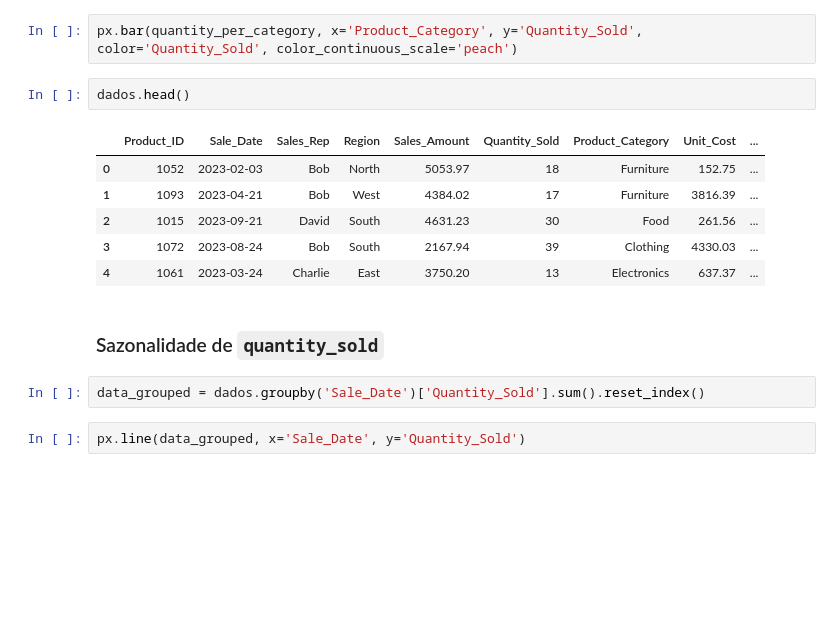
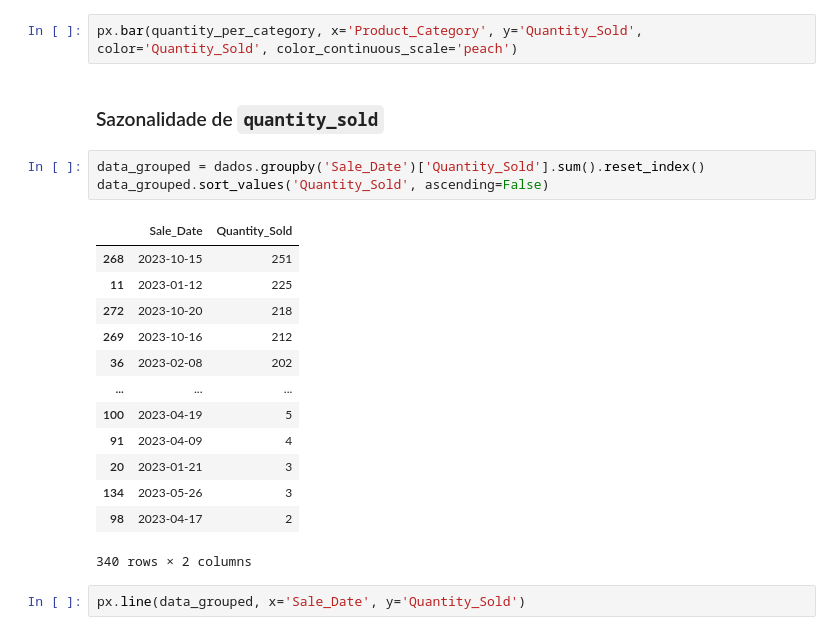
Before and after one commit to lucasz-g/2-ESPR, a Jupyter notebook: Data Science/CP1/notebooks/analise1.ipynb, the cells around one changed output. Cells and saved outputs as stored; diff of their text form; blank space fills up the shorter version.

```diff
--- a/Data Science/CP1/notebooks/analise1.ipynb
+++ b/Data Science/CP1/notebooks/analise1.ipynb
@@ -107,19 +146,25 @@ quantity_per_category = quantity_per_category.sort_values('Quantity_Sold', ascen
 Visualização
 # %%
 px.bar(quantity_per_category, x='Product_Category', y='Quantity_Sold', color='Quantity_Sold', color_continuous_scale='peach')
-# %%
-dados.head()
-# %% [output]
-|  | Product_ID | Sale_Date | Sales_Rep | Region | Sales_Amount | Quantity_Sold | Product_Category | Unit_Cost | ... |
-| 0 | 1052 | 2023-02-03 | Bob | North | 5053.97 | 18 | Furniture | 152.75 | ... |
-| 1 | 1093 | 2023-04-21 | Bob | West | 4384.02 | 17 | Furniture | 3816.39 | ... |
-| 2 | 1015 | 2023-09-21 | David | South | 4631.23 | 30 | Food | 261.56 | ... |
-| 3 | 1072 | 2023-08-24 | Bob | South | 2167.94 | 39 | Clothing | 4330.03 | ... |
-| 4 | 1061 | 2023-03-24 | Charlie | East | 3750.20 | 13 | Electronics | 637.37 | ... |
 # %% [markdown]
 ### Sazonalidade de `quantity_sold`
 # %%
 data_grouped = dados.groupby('Sale_Date')['Quantity_Sold'].sum().reset_index()
+data_grouped.sort_values('Quantity_Sold', ascending=False)
+# %% [output]
+|  | Sale_Date | Quantity_Sold |
+| 268 | 2023-10-15 | 251 |
+| 11 | 2023-01-12 | 225 |
+| 272 | 2023-10-20 | 218 |
+| 269 | 2023-10-16 | 212 |
+| 36 | 2023-02-08 | 202 |
+| ... | ... | ... |
+| 100 | 2023-04-19 | 5 |
+| 91 | 2023-04-09 | 4 |
+| 20 | 2023-01-21 | 3 |
+| 134 | 2023-05-26 | 3 |
+| 98 | 2023-04-17 | 2 |
+340 rows × 2 columns
 # %%
 px.line(data_grouped, x='Sale_Date', y='Quantity_Sold')
 # %% [markdown]
```
Also changed, not shown: parts of 24 cells of this notebook, 2 other files.
